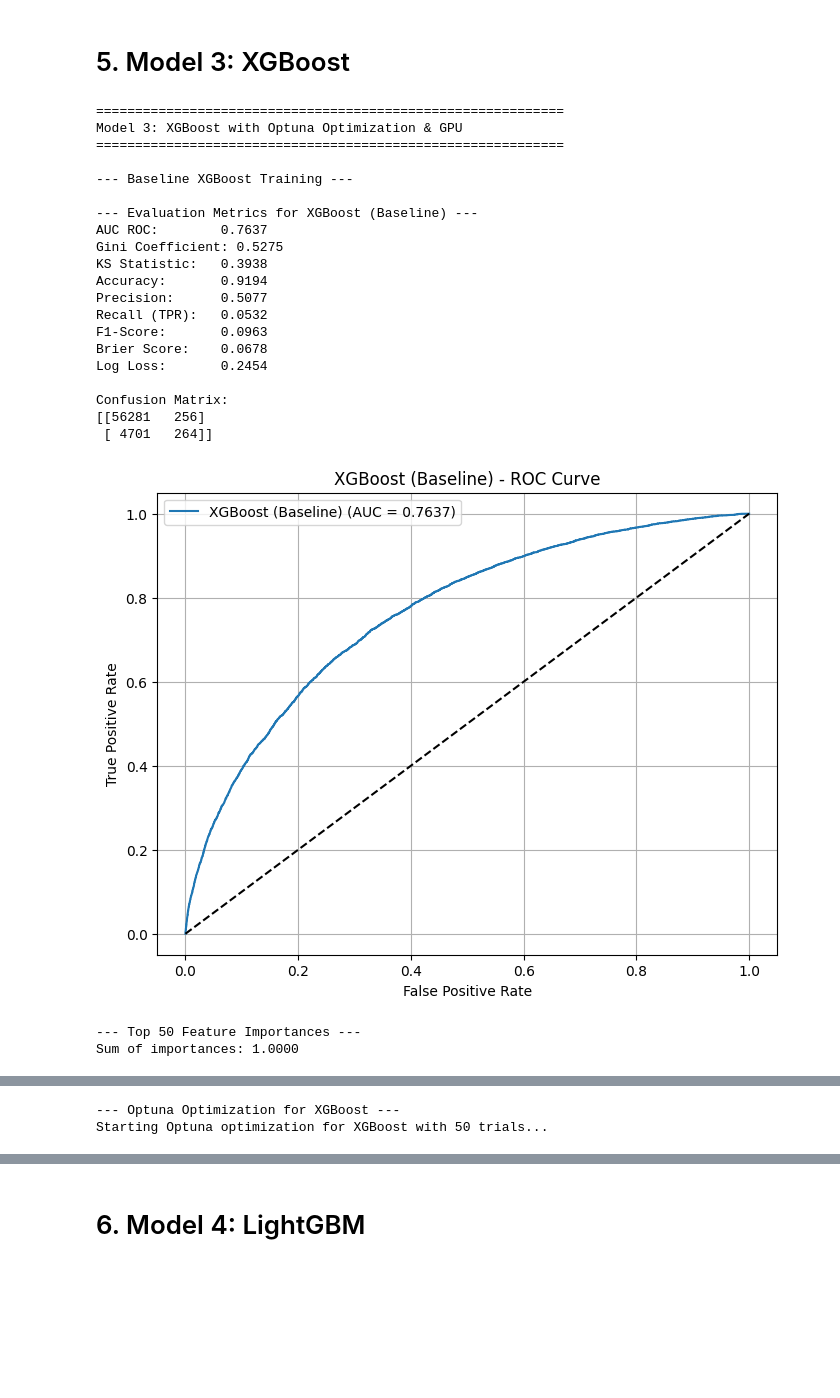
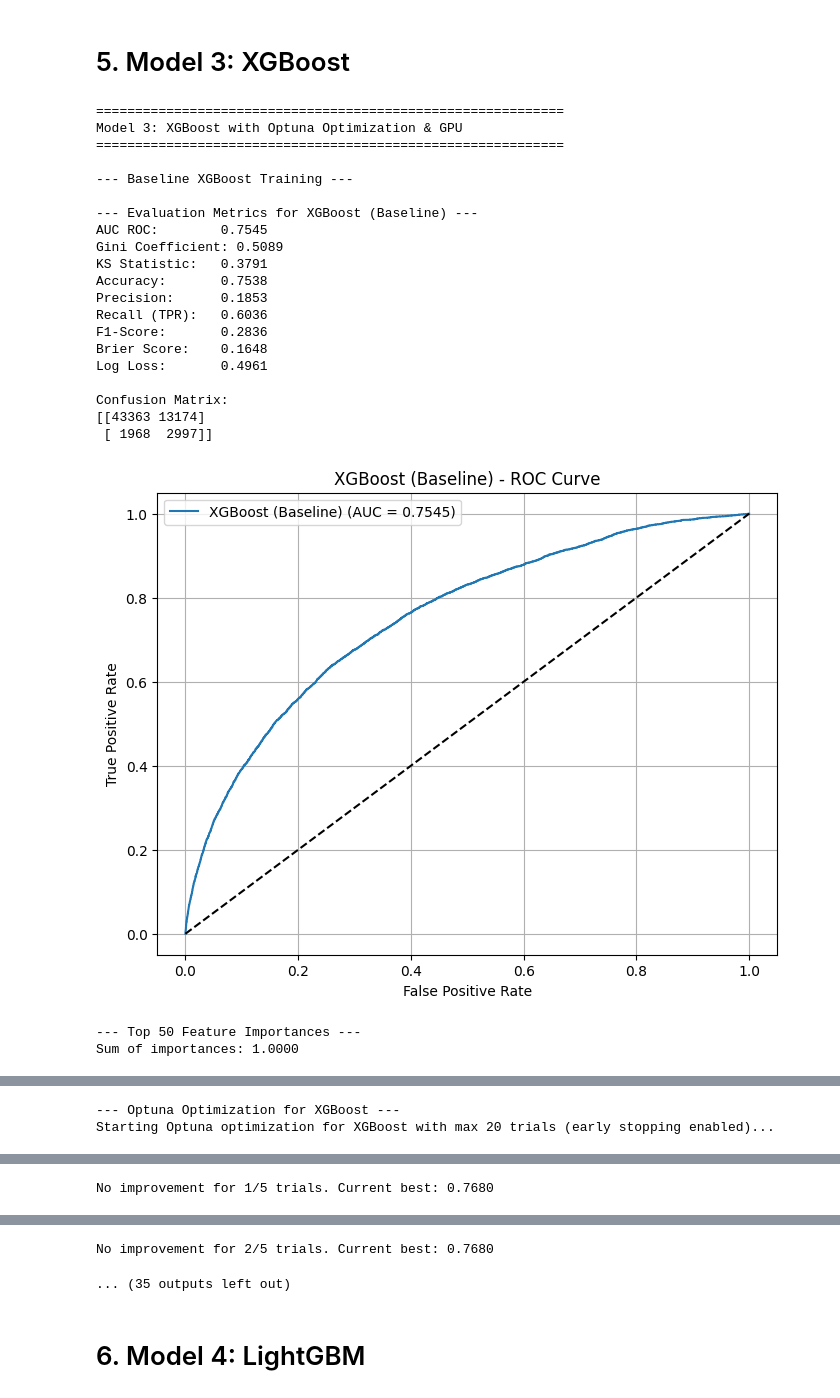
Before and after one commit to chienlax/CreditRiskProject, a Jupyter notebook: notebooks/03_Model_ML.ipynb, the cells around one changed output, grey strips where cells are left out. Drawn from its saved outputs; the diff is of its cells as text; code cells hidden in the pictures; blank space fills up the shorter version.

```diff
--- a/notebooks/03_Model_ML.ipynb
+++ b/notebooks/03_Model_ML.ipynb
@@ -217,10 +265,7 @@ MODEL_OUTPUT_PATH = './model_outputs/' # Directory to save Optuna studies, resul
 os.makedirs(MODEL_OUTPUT_PATH, exist_ok=True) # Create output dir if needed
 SEED = 42
 N_SPLITS = 5 # Number of folds for Cross-Validation
-SMOTE_STRATEGY = 0.25 # Ratio of minority samples to majority after resampling
-# Choose SMOTE variant: SMOTE, ADASYN, BorderlineSMOTE
-SMOTE_VARIANT = BorderlineSMOTE(sampling_strategy=SMOTE_STRATEGY, random_state=SEED) # Use n_jobs for BorderlineSMOTE if available
-OPTUNA_N_TRIALS = 50 # Number of trials for Optuna optimization (adjust as needed)
+OPTUNA_N_TRIALS = 20 # Number of trials for Optuna optimization (adjust as needed)
 
 # --- Check for GPU ---
 # Define device_name globally before any model uses it
@@ -618,10 +643,10 @@ print("="*60)
 # Step 3.1: Baseline Pipeline (Add GPU option)
 print("\n--- Baseline XGBoost Training ---")
 xgb_base_pipeline = ImblearnPipeline([
-    ('smote', SMOTE_VARIANT),
+    #('smote', SMOTE_VARIANT),
     ('scaler', StandardScaler()),
-    ('model', xgb.XGBClassifier(objective='binary:logistic', eval_metric='auc',
-                                use_label_encoder=False, random_state=SEED, n_jobs=-1,
+    ('model', xgb.XGBClassifier(objective='binary:logistic', eval_metric='auc', scale_pos_weight=11.5,
+                                use_label_encoder=False, random_state=SEED, n_jobs=6,
                                 tree_method='gpu_hist' if device_name == 'cuda' else 'hist' # Enable GPU if available
                                ))
 ])
@@ -650,12 +675,13 @@ def objective_xgb(trial):
         'eval_metric': 'auc',
         'use_label_encoder': False,
         'random_state': SEED,
-        'n_jobs': -1,
+        'n_jobs': 6,
+        'scale_pos_weight' : 11.5,
         'tree_method': 'gpu_hist' if device_name == 'cuda' else 'hist' # Enable GPU
     }
 
     pipeline = ImblearnPipeline([
-        ('smote', SMOTE_VARIANT),
+        #('smote', SMOTE_VARIANT),
         ('scaler', StandardScaler()),
         ('model', xgb.XGBClassifier(**param))
     ])
@@ -676,9 +702,14 @@ study_xgb = optuna.create_study(direction='maximize',
                                 storage=f'sqlite:///{MODEL_OUTPUT_PATH}optuna_studies.db',
                                 load_if_exists=True)
 
-print(f"Starting Optuna optimization for XGBoost with {OPTUNA_N_TRIALS} trials...")
+# Create callbacks
+early_stopping = EarlyStoppingCallback(patience=5, min_improvement=0.001)
+timeout = TimeoutCallback(timeout=3600)  # 1 hour timeout
+
+# Run optimization with callbacks
+print(f"Starting Optuna optimization for XGBoost with max {OPTUNA_N_TRIALS} trials (early stopping enabled)...")
 start_time = time.time()
-study_xgb.optimize(objective_xgb, n_trials=OPTUNA_N_TRIALS, n_jobs=1)
+study_xgb.optimize(objective_xgb, n_trials=OPTUNA_N_TRIALS, callbacks=[early_stopping, timeout], n_jobs=1)
 end_time = time.time()
 print(f"Optuna optimization completed in {(end_time - start_time)/60:.2f} minutes")
 
@@ -689,52 +720,52 @@ print(f"\nBest Params (XGBoost): {best_params_xgb_raw}")
 print(f"Best CV ROC AUC score: {study_xgb.best_value:.4f}")
 
 best_xgb_pipeline = ImblearnPipeline([
-    ('smote', SMOTE_VARIANT),
+    #('smote', SMOTE_VARIANT),
     ('scaler', StandardScaler()),
     ('model', xgb.XGBClassifier(objective='binary:logistic', eval_metric='auc',
-                                use_label_encoder=False, random_state=SEED, n_jobs=-1,
+                                use_label_encoder=False, random_state=SEED, n_jobs=6,
                                 tree_method='gpu_hist' if device_name == 'cuda' else 'hist'))
 ])
 # Update only the tuned parameters
 best_xgb_pipeline.set_params(**best_params_xgb)
 
 
 print("\nFitting best XGBoost pipeline on full training data...")
 best_xgb_pipeline.fit(X_train, y_train)
 
 # Step 3.3: Optimal Threshold and Evaluation
 print("\nEvaluating tuned XGBoost model...")
 y_prob_oof_xgb = cross_val_predict(best_xgb_pipeline, X_train, y_train, cv=cv, method='predict_proba', n_jobs=-1)[:, 1]
 optimal_threshold_xgb = find_optimal_threshold_j_statistic(y_train, y_prob_oof_xgb)
 
 y_pred_proba_test_tuned = best_xgb_pipeline.predict_proba(X_test)[:, 1]
 y_pred_bin_test_tuned = (y_pred_proba_test_tuned >= optimal_threshold_xgb).astype(int)
 tuned_results.append(evaluate_model(y_test, y_pred_proba_test_tuned, y_pred_bin_test_tuned, "XGBoost (Optuna Tuned)"))
 plot_roc_curve(y_test, y_pred_proba_test_tuned, "XGBoost (Optuna Tuned)")
 get_feature_importance(best_xgb_pipeline.named_steps['model'], feature_names)
 model_objects['XGB'] = best_xgb_pipeline # Store the best pipeline
 # %% [output]
 ============================================================
 Model 3: XGBoost with Optuna Optimization & GPU
 ============================================================
 
 --- Baseline XGBoost Training ---
 
 --- Evaluation Metrics for XGBoost (Baseline) ---
-AUC ROC:        0.7637
-Gini Coefficient: 0.5275
-KS Statistic:   0.3938
-Accuracy:       0.9194
-Precision:      0.5077
-Recall (TPR):   0.0532
-F1-Score:       0.0963
-Brier Score:    0.0678
-Log Loss:       0.2454
+AUC ROC:        0.7545
+Gini Coefficient: 0.5089
+KS Statistic:   0.3791
+Accuracy:       0.7538
+Precision:      0.1853
+Recall (TPR):   0.6036
+F1-Score:       0.2836
+Brier Score:    0.1648
+Log Loss:       0.4961
 
 Confusion Matrix:
-[[56281   256]
- [ 4701   264]]
+[[43363 13174]
+ [ 1968  2997]]
-[figure, old version]
+[figure, new version]
 --- Top 50 Feature Importances ---
 Sum of importances: 1.0000
 |  | feature | importance |
@@ -758,2 +789,2 @@ Sum of importances: 1.0000
 --- Optuna Optimization for XGBoost ---
-Starting Optuna optimization for XGBoost with 50 trials...
+Starting Optuna optimization for XGBoost with max 20 trials (early stopping enabled)...
@@ -813,0 +795 @@ Sum of importances: 1.0000
+No improvement for 1/5 trials. Current best: 0.7680
@@ -814,3 +797,5 @@ Sum of importances: 1.0000
+No improvement for 2/5 trials. Current best: 0.7680
+... (35 outputs left out)
 # %% [markdown]
 # 6. Model 4: LightGBM
 # %%
```
Also changed, not shown: parts of 16 cells of this notebook, 11 other files.
